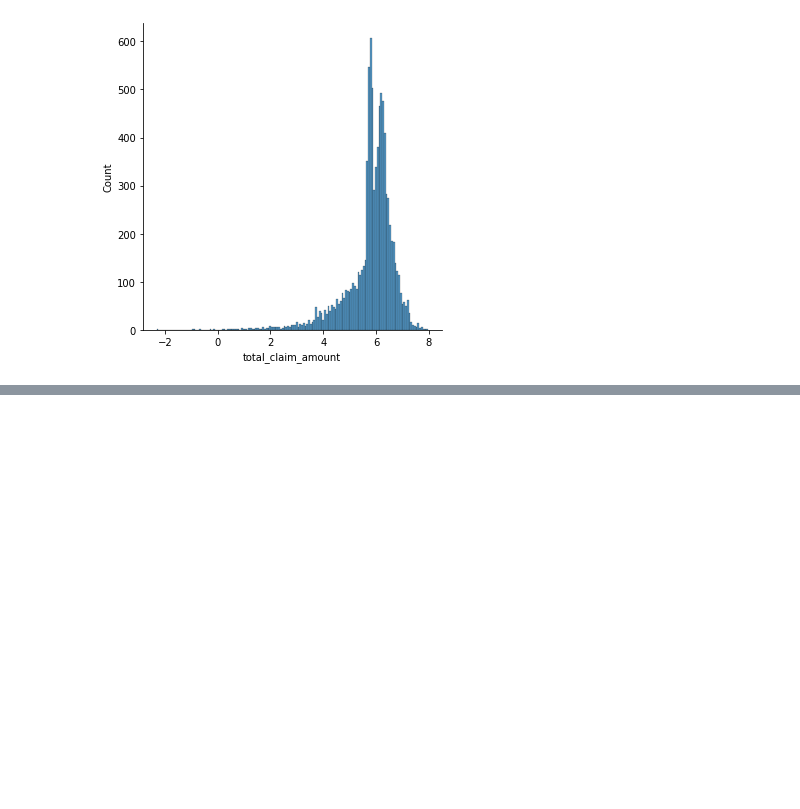
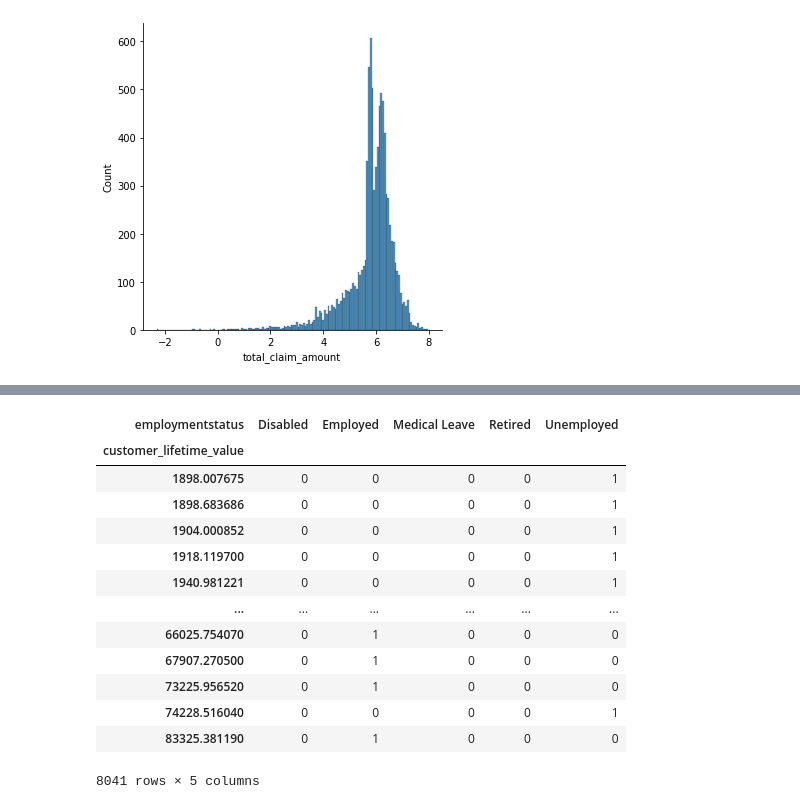
Before and after one commit to joriencaron/lab-random-variable-distributions, a Jupyter notebook: finished-lab_distributions.ipynb, the cells around one changed output, grey strips where cells are left out. Drawn from its saved outputs; the diff is of its cells as text; code cells hidden in the pictures; blank space fills up the shorter version.

```diff
--- a/finished-lab_distributions.ipynb
+++ b/finished-lab_distributions.ipynb
@@ -100,0 +133,21 @@ displot_cont(continuous_df)
+# %%
+# H0: car insurance clients' lifetime value is NOT dependent on the clients' employmentstatus
+# H1: car insurance clients' lifetime value is dependent on the clients' employmentstatus
+
+cross_lifetime_income = pd.crosstab(customer_df['customer_lifetime_value'],customer_df['employmentstatus'],margins=False)
+cross_lifetime_income
+# %% [output]
+| employmentstatus | Disabled | Employed | Medical Leave | Retired | Unemployed |
+| customer_lifetime_value |  |  |  |  |  |
+| 1898.007675 | 0 | 0 | 0 | 0 | 1 |
+| 1898.683686 | 0 | 0 | 0 | 0 | 1 |
+| 1904.000852 | 0 | 0 | 0 | 0 | 1 |
+| 1918.119700 | 0 | 0 | 0 | 0 | 1 |
+| 1940.981221 | 0 | 0 | 0 | 0 | 1 |
+| ... | ... | ... | ... | ... | ... |
+| 66025.754070 | 0 | 1 | 0 | 0 | 0 |
+| 67907.270500 | 0 | 1 | 0 | 0 | 0 |
+| 73225.956520 | 0 | 1 | 0 | 0 | 0 |
+| 74228.516040 | 0 | 0 | 0 | 0 | 1 |
+| 83325.381190 | 0 | 1 | 0 | 0 | 0 |
+8041 rows × 5 columns
```
Also changed, not shown: parts of 6 cells of this notebook.
